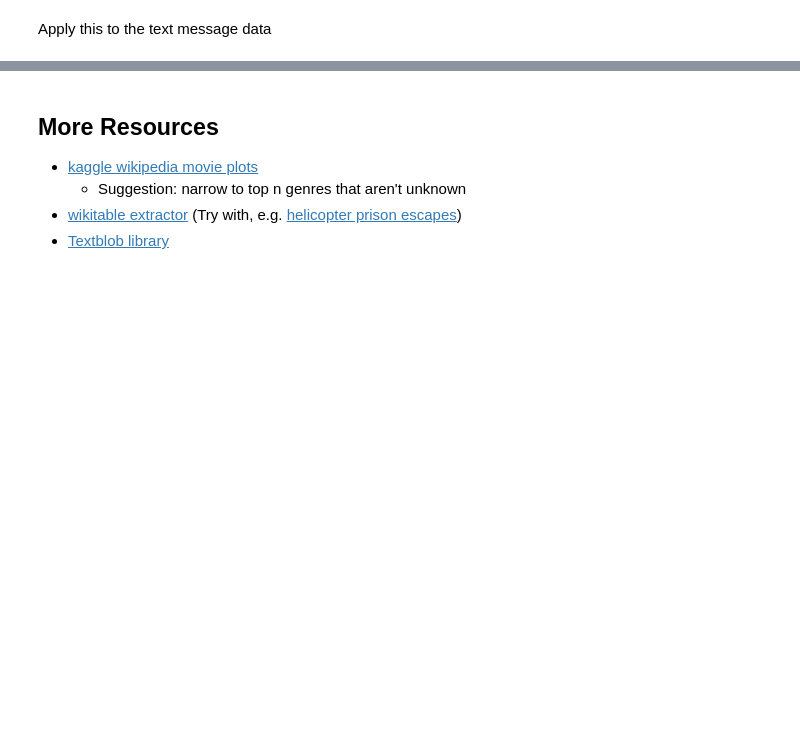
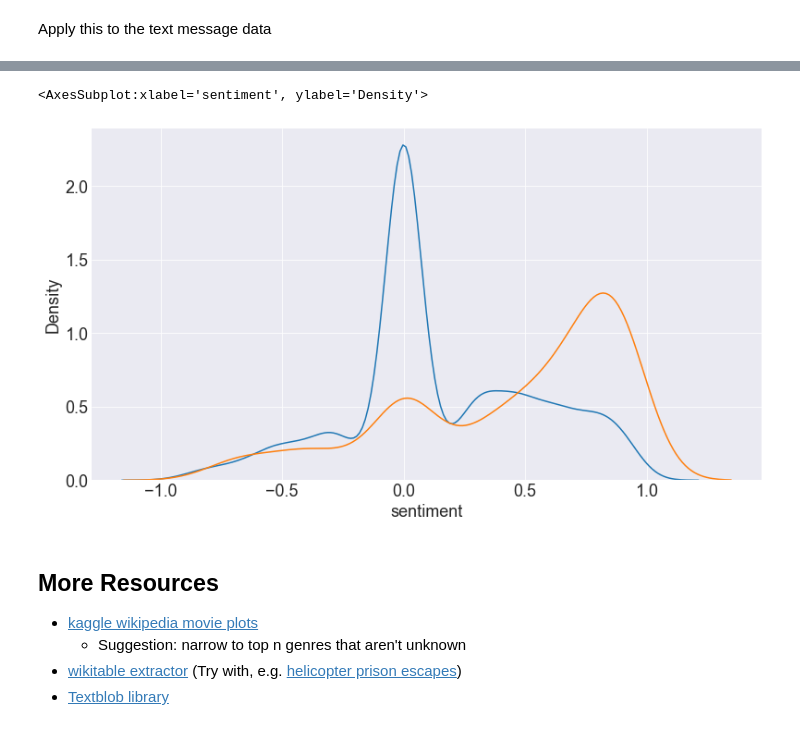
Before and after one commit to lopezelihezer/natural-language-processing-exercises, a Jupyter notebook: nlp_explore_lesson.ipynb, the cells around one changed output, grey strips where cells are left out. Drawn from its saved outputs; the diff is of its cells as text; code cells hidden in the pictures; blank space fills up the shorter version.

```diff
--- a/nlp_explore_lesson.ipynb
+++ b/nlp_explore_lesson.ipynb
@@ -191,3 +366,9 @@ df
+# %%
+sns.kdeplot(df[df.label == 'ham'].sentiment, label = 'ham')
+sns.kdeplot(df[df.label == 'spam'].sentiment, label = 'spam')
+# %% [output]
+<AxesSubplot:xlabel='sentiment', ylabel='Density'>
+[figure, added]
 # %% [markdown]
 ## More Resources
 
```
Also changed, not shown: parts of 26 cells of this notebook, 1 other file.
